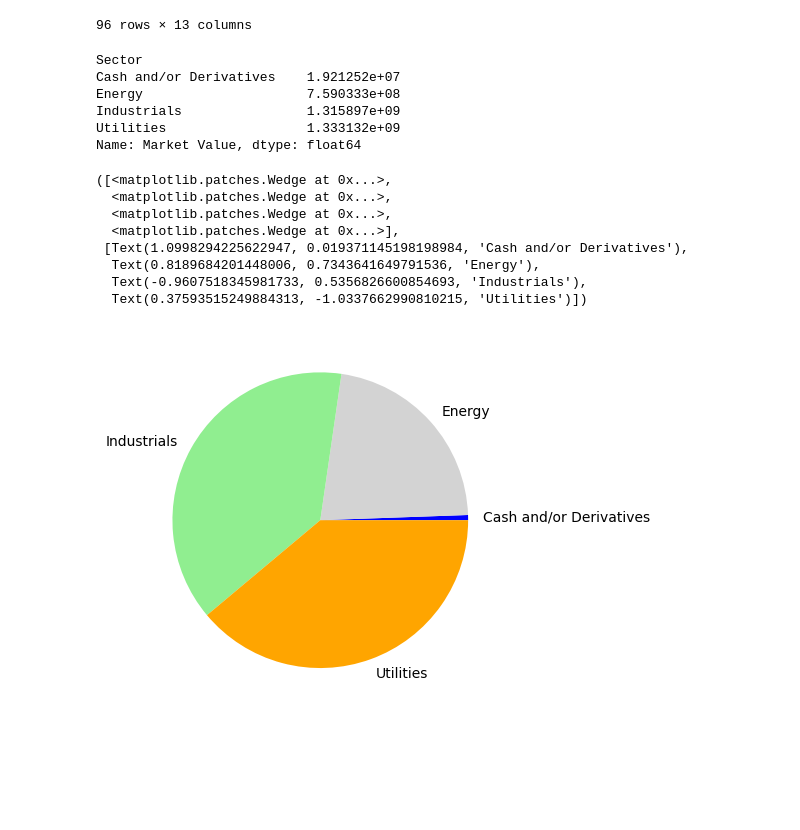
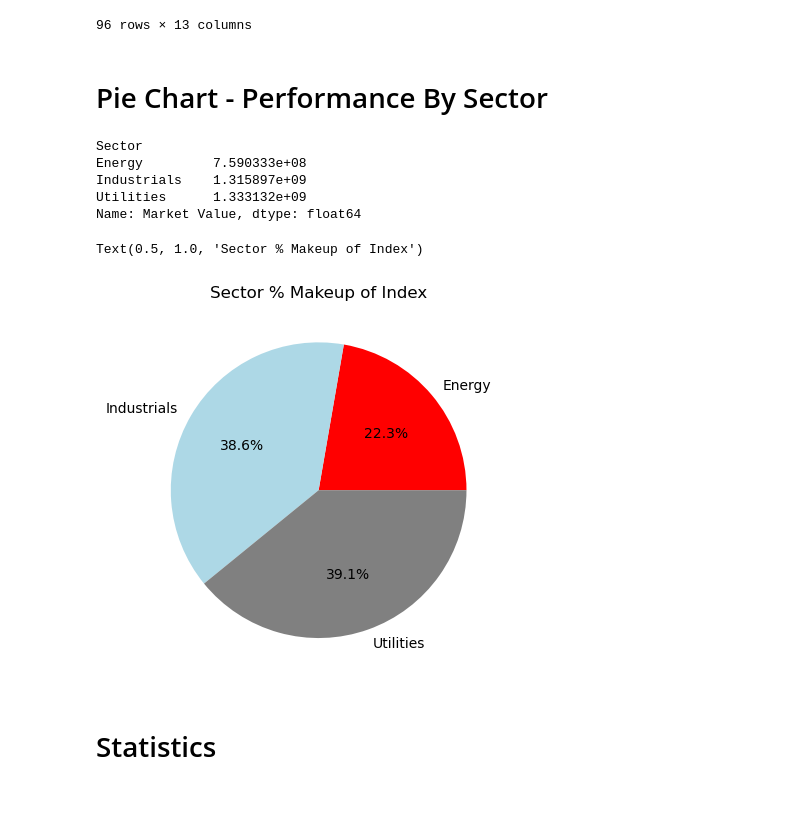
Before and after one commit to Glowary/project_1, a Jupyter notebook: Stock project.ipynb, the cells around one changed output. Cells and saved outputs as stored; diff of their text form; code cells hidden in the pictures; blank space fills up the shorter version.

```diff
--- a/Stock project.ipynb
+++ b/Stock project.ipynb
@@ -223,7 +406,7 @@ Currency           object
 FX Rate            object
 dtype: object
 # %%
-stocks_df_2 = (stocks_df_2['Market Value'].str.split()).apply(lambda x: float(x[0].replace(',', '')))
+stocks_df_2['Market Value'] = (stocks_df_2['Market Value'].str.split()).apply(lambda x: float(x[0].replace(',', '')))
 
 stocks_df_2
 # %% [output]
@@ -290,27 +473,25 @@ stocks_df_2
 | 94 | XPZ3 | SPI 200 DEC 23 | Cash and/or Derivatives | Futures | 0.000000e+00 | 0.00 | 4,747,459.29 | 42.00 | 4,521.38 | ... |
 | 95 | PTZ3 | S&P/TSE 60 INDEX DEC 23 | Cash and/or Derivatives | Futures | 0.000000e+00 | 0.00 | 5,943,293.20 | 34.00 | 874.01 | ... |
 96 rows × 13 columns
+# %% [markdown]
+# Pie Chart - Performance By Sector
 # %%
 # What will determine the performance of some countries
 sector_gb = stocks_df_2.groupby('Sector')
 sector_distribution = sector_gb['Market Value'].sum()
+del sector_distribution['Cash and/or Derivatives']
 sector_distribution
 # %% [output]
 Sector
-Cash and/or Derivatives    1.921252e+07
-Energy                     7.590333e+08
-Industrials                1.315897e+09
-Utilities                  1.333132e+09
+Energy         7.590333e+08
+Industrials    1.315897e+09
+Utilities      1.333132e+09
 Name: Market Value, dtype: float64
 # %%
-plt.pie(sector_distribution, labels=sector_distribution.index, colors=['blue', 'lightgrey', 'lightgreen', 'orange'])
+plt.pie(sector_distribution, labels=sector_distribution.index, colors=['red', 'lightblue', 'gray'], autopct='%1.1f%%')
+plt.title('Sector % Makeup of Index')
 # %% [output]
-([<matplotlib.patches.Wedge at 0x...>,
-  <matplotlib.patches.Wedge at 0x...>,
-  <matplotlib.patches.Wedge at 0x...>,
-  <matplotlib.patches.Wedge at 0x...>],
- [Text(1.0998294225622947, 0.019371145198198984, 'Cash and/or Derivatives'),
-  Text(0.8189684201448006, 0.7343641649791536, 'Energy'),
-  Text(-0.9607518345981733, 0.5356826600854693, 'Industrials'),
-  Text(0.37593515249884313, -1.0337662990810215, 'Utilities')])
+Text(0.5, 1.0, 'Sector % Makeup of Index')
-[figure, old version]
+[figure, new version]
+# %% [markdown]
+# Statistics
@@ -316,0 +500,2 @@ plt.pie(sector_distribution, labels=sector_distribution.index, colors=['blue', '
+# %% [markdown]
+#
```
Also changed, not shown: parts of 35 cells of this notebook.
